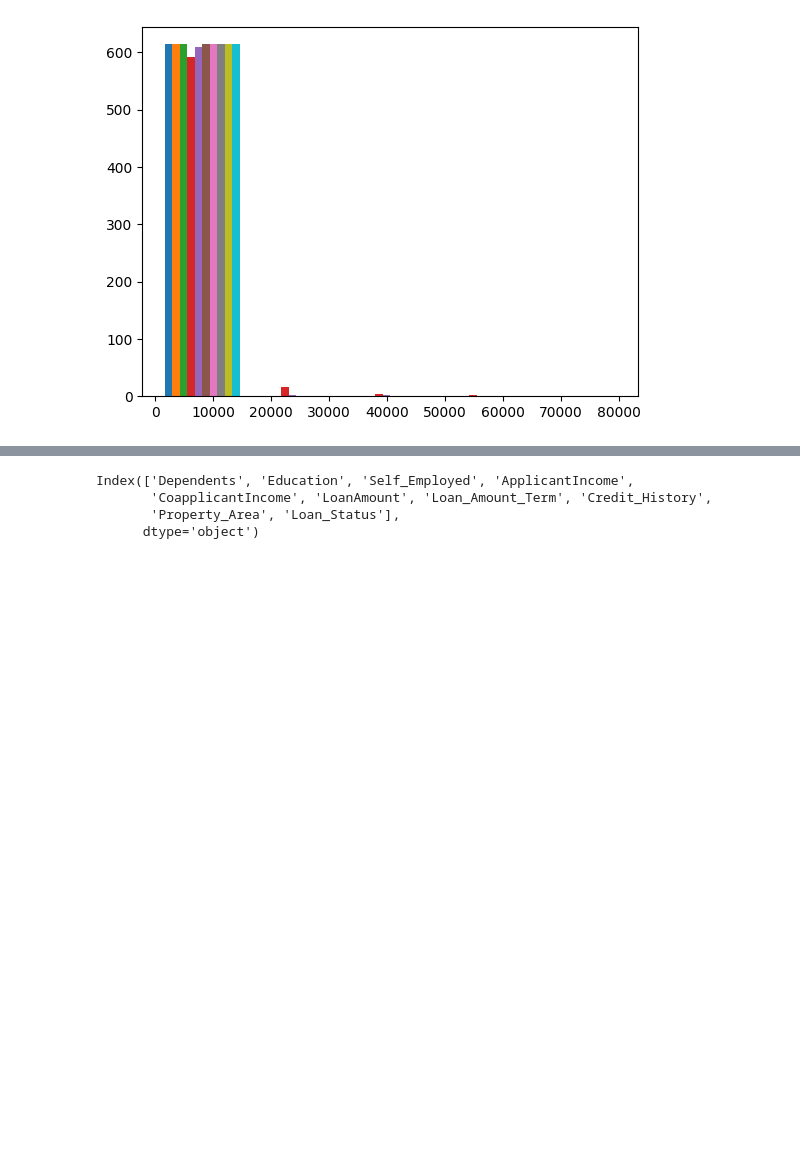
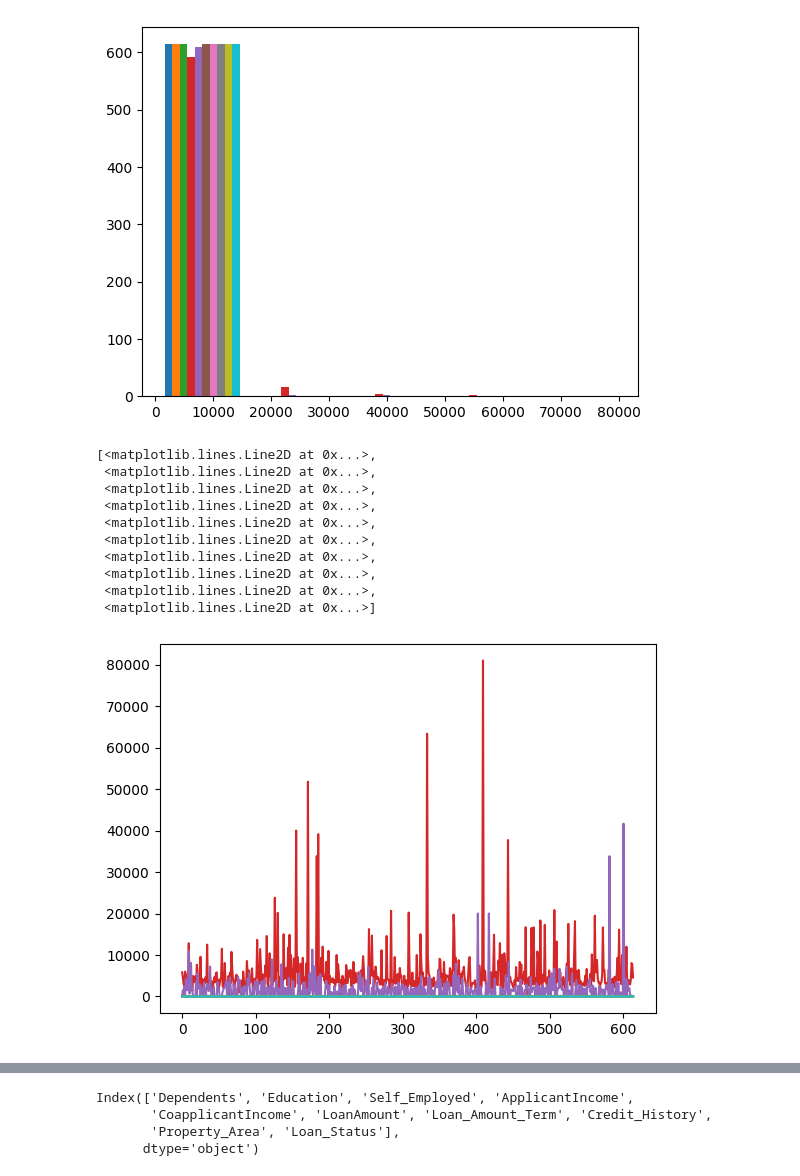
Before and after one commit to moiz02/DS, a Jupyter notebook: DS-main/DS_Project.ipynb, the cells around one changed output, grey strips where cells are left out. Saved outputs shown, nothing was run; the diff lists cells and outputs as text; code cells hidden in the pictures; blank space fills up the shorter version.

```diff
--- a/DS-main/DS_Project.ipynb
+++ b/DS-main/DS_Project.ipynb
@@ -178,3 +178,17 @@ plt.hist(df,bins=5)
  array([    0., 16200., 32400., 48600., 64800., 81000.]),
  <a list of 10 BarContainer objects>)
 [figure]
+# %%
+plt.plot(df)
+# %% [output]
+[<matplotlib.lines.Line2D at 0x...>,
+ <matplotlib.lines.Line2D at 0x...>,
+ <matplotlib.lines.Line2D at 0x...>,
+ <matplotlib.lines.Line2D at 0x...>,
+ <matplotlib.lines.Line2D at 0x...>,
+ <matplotlib.lines.Line2D at 0x...>,
+ <matplotlib.lines.Line2D at 0x...>,
+ <matplotlib.lines.Line2D at 0x...>,
+ <matplotlib.lines.Line2D at 0x...>,
+ <matplotlib.lines.Line2D at 0x...>]
+[figure, added]
```
Also changed, not shown: parts of 3 cells of this notebook.
